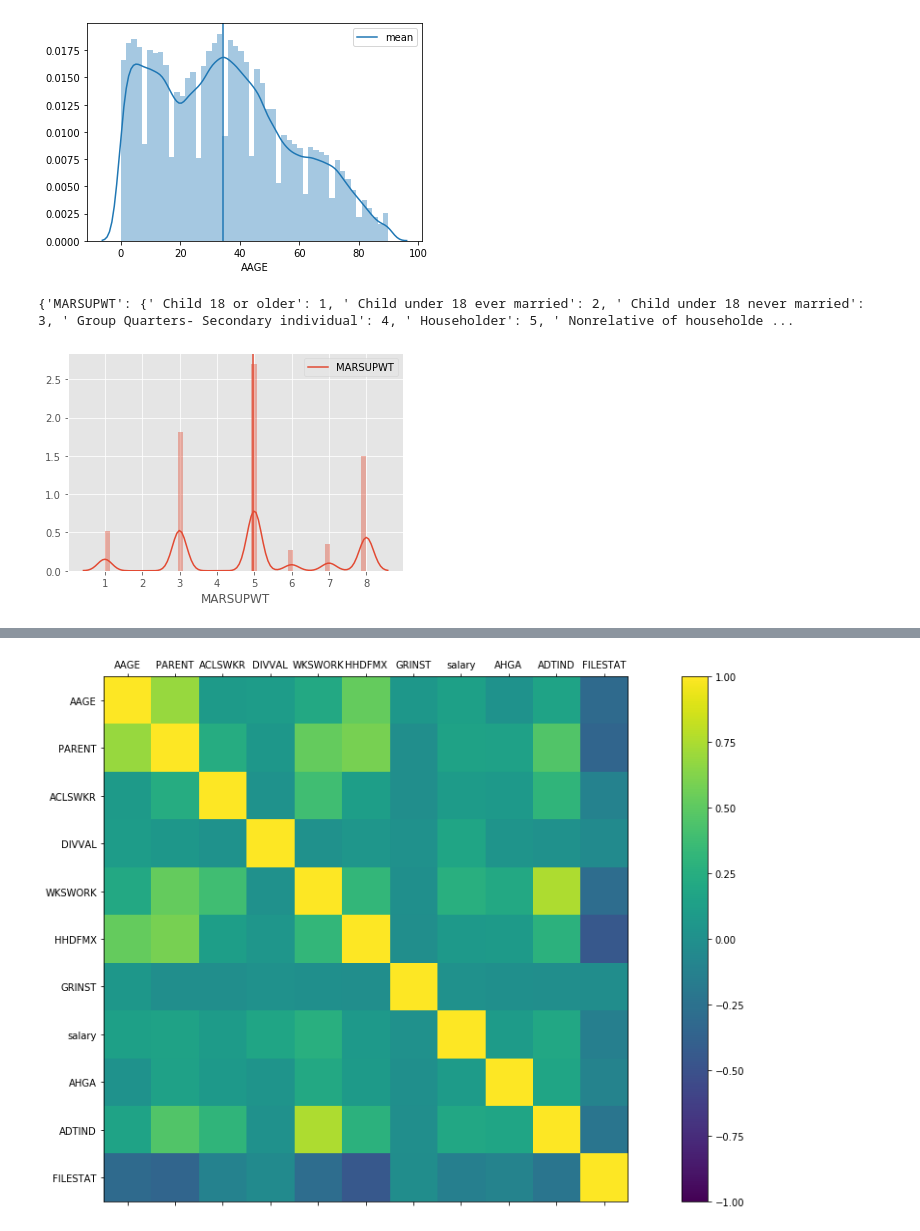
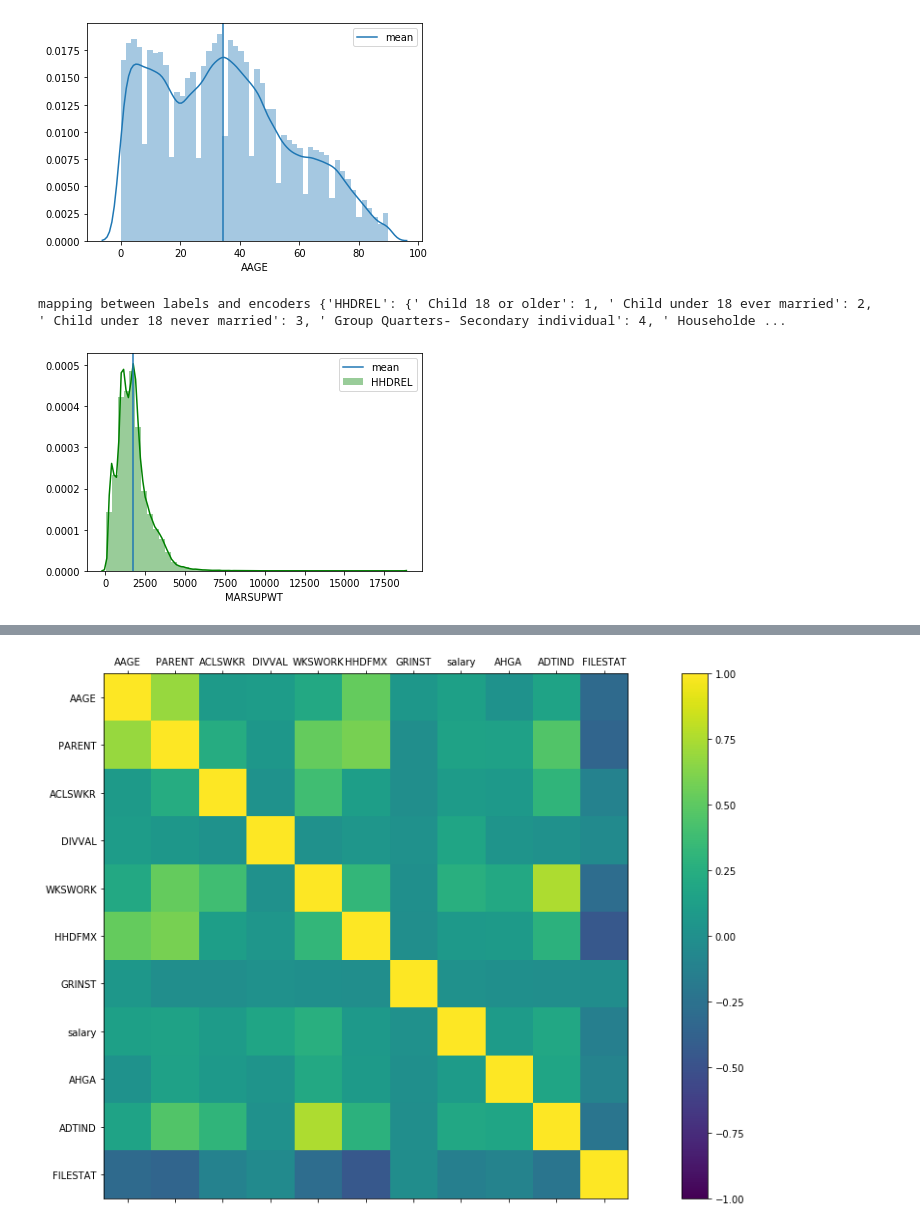
Before and after one commit to emnajaoua/us_census_challenge, a Jupyter notebook: data_exploration_notebook.ipynb, the cells around one changed output, grey strips where cells are left out. Saved outputs shown, nothing was run; the diff lists cells and outputs as text; code cells hidden in the pictures.

Commit message:
adjust plots

```diff
--- a/data_exploration_notebook.ipynb
+++ b/data_exploration_notebook.ipynb
@@ -119,19 +120,21 @@ plt.show()
 # %% [output]
 [figure]
 # %%
-# Instance Weight Distribution
-labels = df_train['MARSUPWT'].astype('category').cat.categories.tolist()
-replace_map_comp = {'MARSUPWT' : {k: v for k,v in zip(labels,list(range(1,len(labels)+1)))}}
+# Detailed household summary in household Distribution
 
-print(replace_map_comp)
+# Encode the different labels of the column HHDREL in order to visualize it
+labels = df_train['HHDREL'].astype('category').cat.categories.tolist()
+replace_map_comp = {'HHDREL' : {k: v for k,v in zip(labels,list(range(1,len(labels)+1)))}}
+
+print('mapping between labels and encoders', replace_map_comp)
 df_replace = df_train.copy()
 df_replace.replace(replace_map_comp, inplace=True)
 
-sns.distplot(df_replace.MARSUPWT, label=replace_map_comp)
+sns.distplot(df_replace.MARSUPWT, label=replace_map_comp, color='green')
 plt.axvline(df_replace.MARSUPWT.mean(), label='mean')
 plt.legend()
 plt.show()
 # %% [output]
-{'MARSUPWT': {' Child 18 or older': 1, ' Child under 18 ever married': 2, ' Child under 18 never married': 3, ' Group Quarters- Secondary individual': 4, ' Householder': 5, ' Nonrelative of householde ...
+mapping between labels and encoders {'HHDREL': {' Child 18 or older': 1, ' Child under 18 ever married': 2, ' Child under 18 never married': 3, ' Group Quarters- Secondary individual': 4, ' Householde ...
-[figure, old version]
+[figure, new version]
 # %%
```
Also changed, not shown: parts of 11 cells of this notebook.
